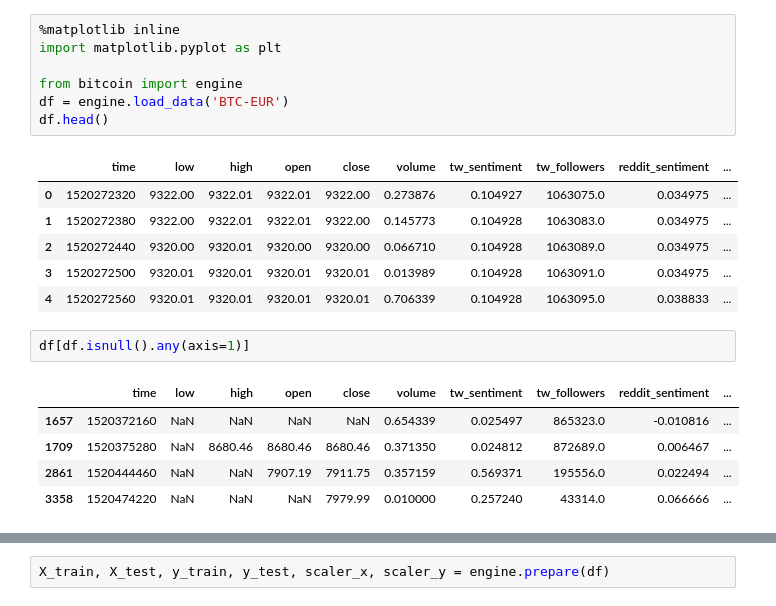
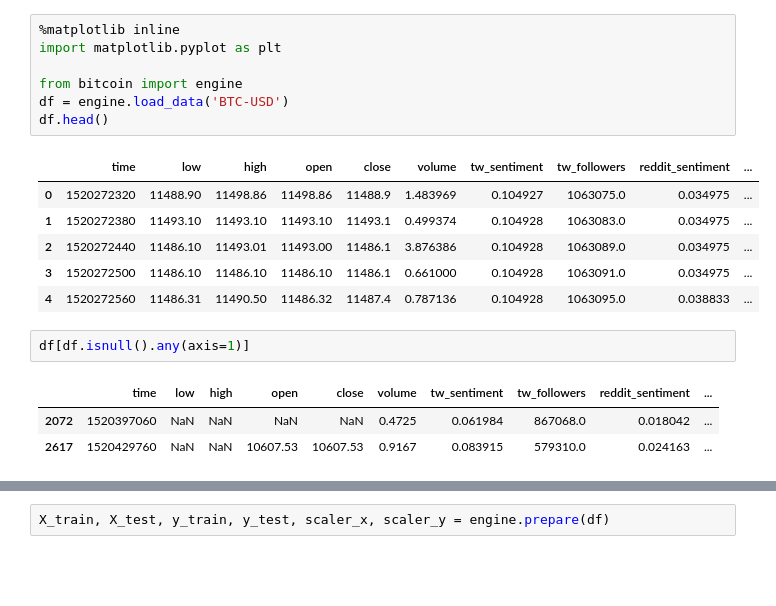
Before and after one commit to scristofari/bitcoin-challenge, a Jupyter notebook: BitCoin Challenge.ipynb, the cells around one changed output, grey strips where cells are left out. Drawn from its saved outputs; the diff is of its cells as text; blank space fills up the shorter version.

```diff
--- a/BitCoin Challenge.ipynb
+++ b/BitCoin Challenge.ipynb
@@ -1,25 +1,23 @@
 # %%
 %matplotlib inline
 import matplotlib.pyplot as plt
 
 from bitcoin import engine
-df = engine.load_data('BTC-EUR')
+df = engine.load_data('BTC-USD')
 df.head()
 # %% [output]
 |  | time | low | high | open | close | volume | tw_sentiment | tw_followers | reddit_sentiment | ... |
-| 0 | 1520272320 | 9322.00 | 9322.01 | 9322.01 | 9322.00 | 0.273876 | 0.104927 | 1063075.0 | 0.034975 | ... |
-| 1 | 1520272380 | 9322.00 | 9322.01 | 9322.01 | 9322.00 | 0.145773 | 0.104928 | 1063083.0 | 0.034975 | ... |
-| 2 | 1520272440 | 9320.00 | 9320.01 | 9320.00 | 9320.00 | 0.066710 | 0.104928 | 1063089.0 | 0.034975 | ... |
-| 3 | 1520272500 | 9320.01 | 9320.01 | 9320.01 | 9320.01 | 0.013989 | 0.104928 | 1063091.0 | 0.034975 | ... |
-| 4 | 1520272560 | 9320.01 | 9320.01 | 9320.01 | 9320.01 | 0.706339 | 0.104928 | 1063095.0 | 0.038833 | ... |
+| 0 | 1520272320 | 11488.90 | 11498.86 | 11498.86 | 11488.9 | 1.483969 | 0.104927 | 1063075.0 | 0.034975 | ... |
+| 1 | 1520272380 | 11493.10 | 11493.10 | 11493.10 | 11493.1 | 0.499374 | 0.104928 | 1063083.0 | 0.034975 | ... |
+| 2 | 1520272440 | 11486.10 | 11493.01 | 11493.00 | 11486.1 | 3.876386 | 0.104928 | 1063089.0 | 0.034975 | ... |
+| 3 | 1520272500 | 11486.10 | 11486.10 | 11486.10 | 11486.1 | 0.661000 | 0.104928 | 1063091.0 | 0.034975 | ... |
+| 4 | 1520272560 | 11486.31 | 11490.50 | 11486.32 | 11487.4 | 0.787136 | 0.104928 | 1063095.0 | 0.038833 | ... |
 # %%
 df[df.isnull().any(axis=1)]
 # %% [output]
 |  | time | low | high | open | close | volume | tw_sentiment | tw_followers | reddit_sentiment | ... |
-| 1657 | 1520372160 | NaN | NaN | NaN | NaN | 0.654339 | 0.025497 | 865323.0 | -0.010816 | ... |
-| 1709 | 1520375280 | NaN | 8680.46 | 8680.46 | 8680.46 | 0.371350 | 0.024812 | 872689.0 | 0.006467 | ... |
-| 2861 | 1520444460 | NaN | NaN | 7907.19 | 7911.75 | 0.357159 | 0.569371 | 195556.0 | 0.022494 | ... |
-| 3358 | 1520474220 | NaN | NaN | NaN | 7979.99 | 0.010000 | 0.257240 | 43314.0 | 0.066666 | ... |
+| 2072 | 1520397060 | NaN | NaN | NaN | NaN | 0.4725 | 0.061984 | 867068.0 | 0.018042 | ... |
+| 2617 | 1520429760 | NaN | NaN | 10607.53 | 10607.53 | 0.9167 | 0.083915 | 579310.0 | 0.024163 | ... |
 # %%
 df.describe()
 # %% [output]
```
Also changed, not shown: parts of 8 cells of this notebook.
